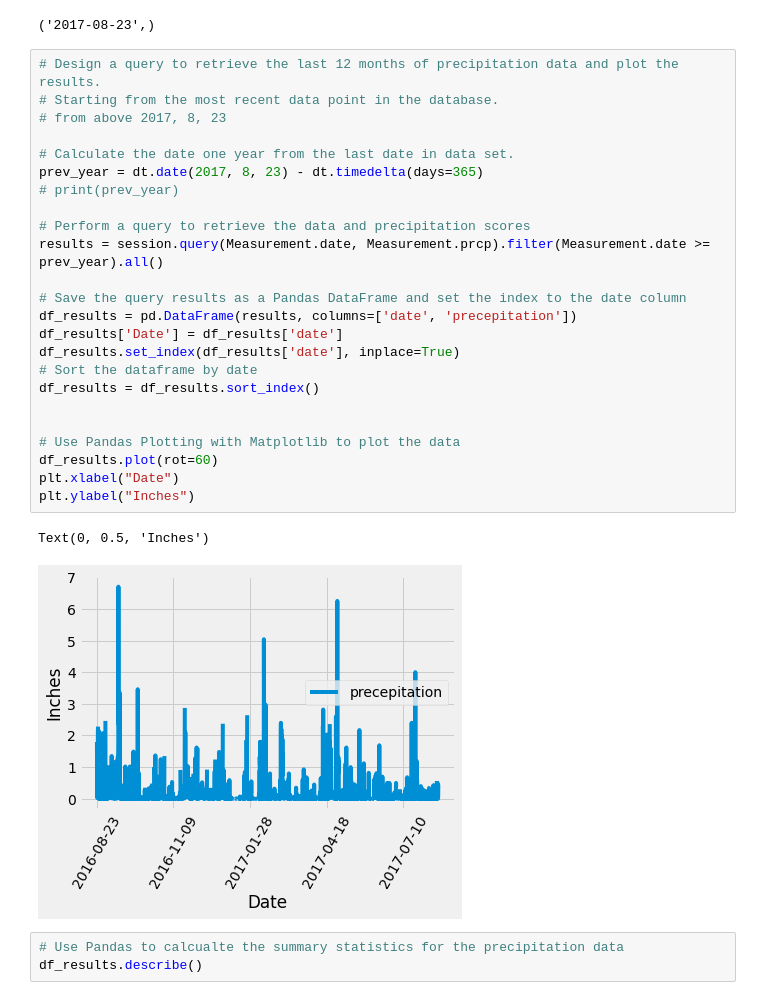
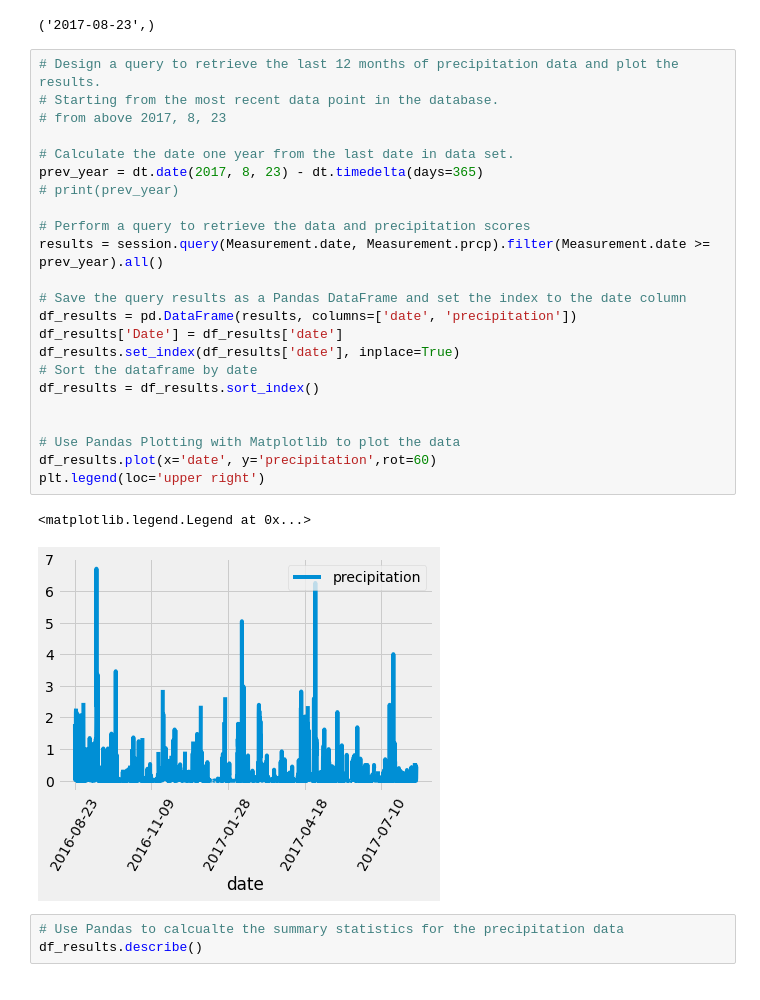
Before and after one commit to SandyGoodell/sqlalchemy-challenge, a Jupyter notebook: climate_starter.ipynb, the cells around one changed output. Saved outputs shown, nothing was run; the diff lists cells and outputs as text.

```diff
--- a/climate_starter.ipynb
+++ b/climate_starter.ipynb
@@ -67,30 +68,29 @@ print(recent_date)
 # %%
 # Design a query to retrieve the last 12 months of precipitation data and plot the results.
 # Starting from the most recent data point in the database.
 # from above 2017, 8, 23
 
 # Calculate the date one year from the last date in data set.
 prev_year = dt.date(2017, 8, 23) - dt.timedelta(days=365)
 # print(prev_year)
 
 # Perform a query to retrieve the data and precipitation scores
 results = session.query(Measurement.date, Measurement.prcp).filter(Measurement.date >= prev_year).all()
 
 # Save the query results as a Pandas DataFrame and set the index to the date column
-df_results = pd.DataFrame(results, columns=['date', 'precepitation'])
+df_results = pd.DataFrame(results, columns=['date', 'precipitation'])
 df_results['Date'] = df_results['date']
 df_results.set_index(df_results['date'], inplace=True)
 # Sort the dataframe by date
 df_results = df_results.sort_index()
 
 
 # Use Pandas Plotting with Matplotlib to plot the data
-df_results.plot(rot=60)
-plt.xlabel("Date")
-plt.ylabel("Inches")
+df_results.plot(x='date', y='precipitation',rot=60)
+plt.legend(loc='upper right')
 # %% [output]
-Text(0, 0.5, 'Inches')
+<matplotlib.legend.Legend at 0x...>
-[figure, old version]
+[figure, new version]
 # %%
 # Use Pandas to calcualte the summary statistics for the precipitation data
 df_results.describe()
```
Also changed, not shown: parts of 5 cells of this notebook.
